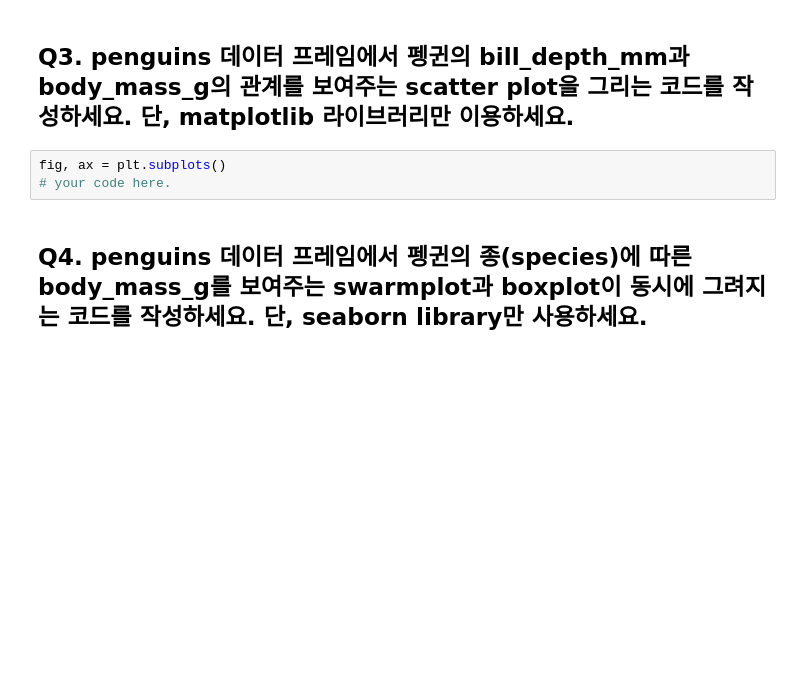
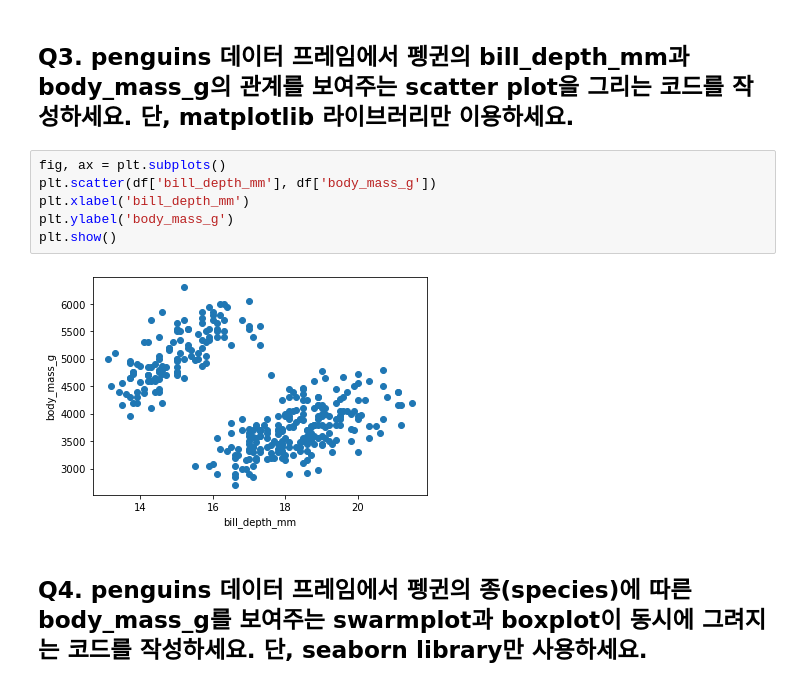
Before and after one commit to SophieShin/CLA3109_class, a Jupyter notebook: week10/homework#6.ipynb, the cells around one changed output. Cells and saved outputs as stored; diff of their text form; blank space fills up the shorter version.

```diff
--- a/week10/homework#6.ipynb
+++ b/week10/homework#6.ipynb
@@ -20,7 +74,12 @@ fig, ax = plt.subplots()
 ## Q3. penguins 데이터 프레임에서 펭귄의 bill_depth_mm과 body_mass_g의 관계를 보여주는 scatter plot을 그리는 코드를 작성하세요. 단, matplotlib 라이브러리만 이용하세요.
 # %%
 fig, ax = plt.subplots()
-# your code here.
+plt.scatter(df['bill_depth_mm'], df['body_mass_g'])
+plt.xlabel('bill_depth_mm')
+plt.ylabel('body_mass_g')
+plt.show()
+# %% [output]
+[figure, added]
 # %% [markdown]
 ## Q4. penguins 데이터 프레임에서 펭귄의 종(species)에 따른 body_mass_g를 보여주는 swarmplot과 boxplot이 동시에 그려지는 코드를 작성하세요. 단, seaborn library만 사용하세요.
 # %%
```
Also changed, not shown: parts of 10 cells of this notebook, 1 other file.
